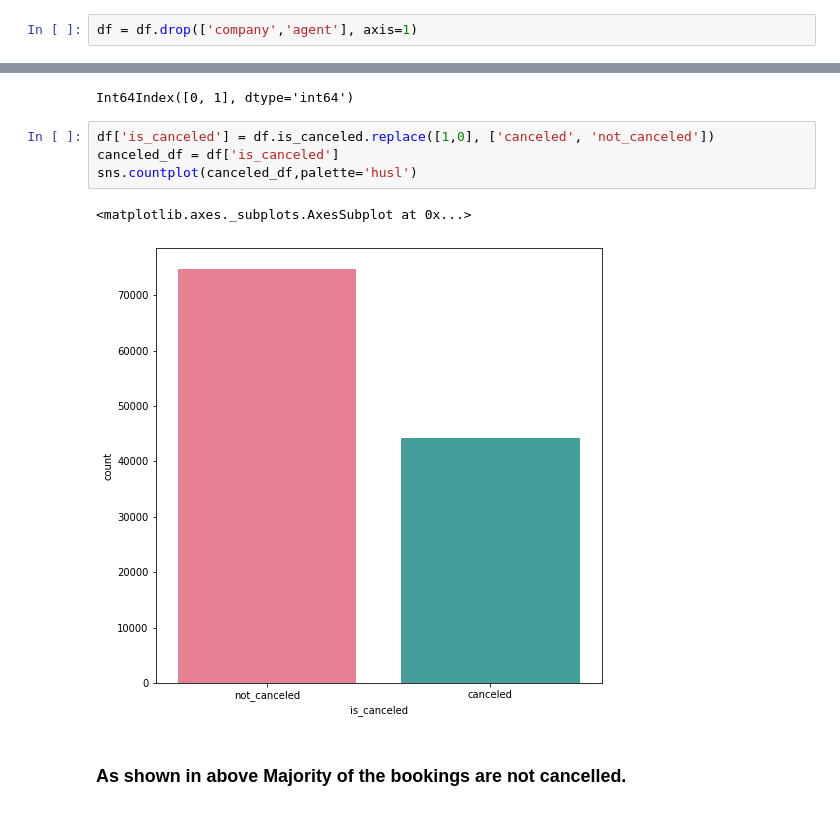
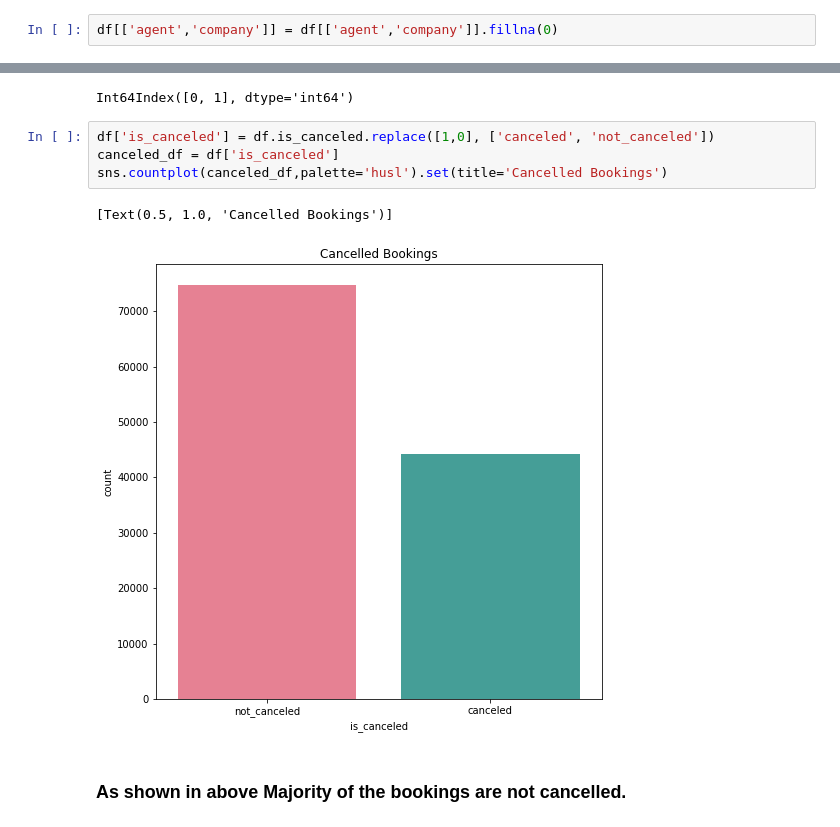
Before and after one commit to datascience-vivek/EDA-Capstone-Project-on-Hotel-Bookings, a Jupyter notebook: EDA_Capstone_Project_on_Hotel_Bookings.ipynb, the cells around one changed output, grey strips where cells are left out. Drawn from its saved outputs; the diff is of its cells as text.

```diff
--- a/EDA_Capstone_Project_on_Hotel_Bookings.ipynb
+++ b/EDA_Capstone_Project_on_Hotel_Bookings.ipynb
@@ -100,5 +100,5 @@ dtype: int64
-# %%
-df = df.drop(['company','agent'], axis=1)
+# %%
+df[['agent','company']] = df[['agent','company']].fillna(0)
 # %%
 df.shape
 # %% [output]
@@ -270,10 +270,10 @@ Int64Index([0, 1], dtype='int64')
 # %%
 df['is_canceled'] = df.is_canceled.replace([1,0], ['canceled', 'not_canceled'])
 canceled_df = df['is_canceled']
-sns.countplot(canceled_df,palette='husl')
+sns.countplot(canceled_df,palette='husl').set(title='Cancelled Bookings')
 # %% [output]
-<matplotlib.axes._subplots.AxesSubplot at 0x...>
+[Text(0.5, 1.0, 'Cancelled Bookings')]
-[figure, old version]
+[figure, new version]
 # %% [markdown]
 ### As shown in above Majority of the bookings are not cancelled.
 # %% [markdown]
```
Also changed, not shown: parts of 12 cells of this notebook.
